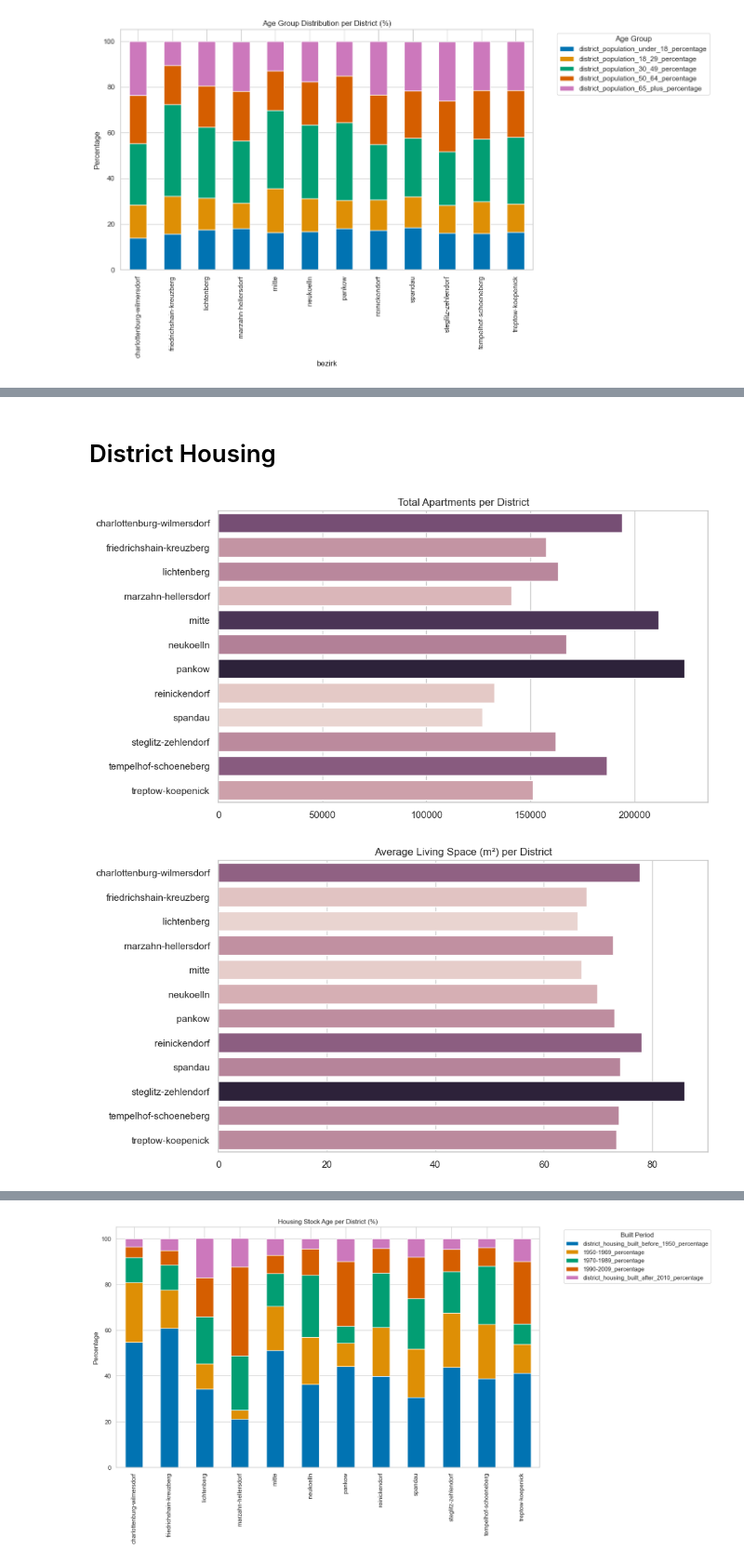
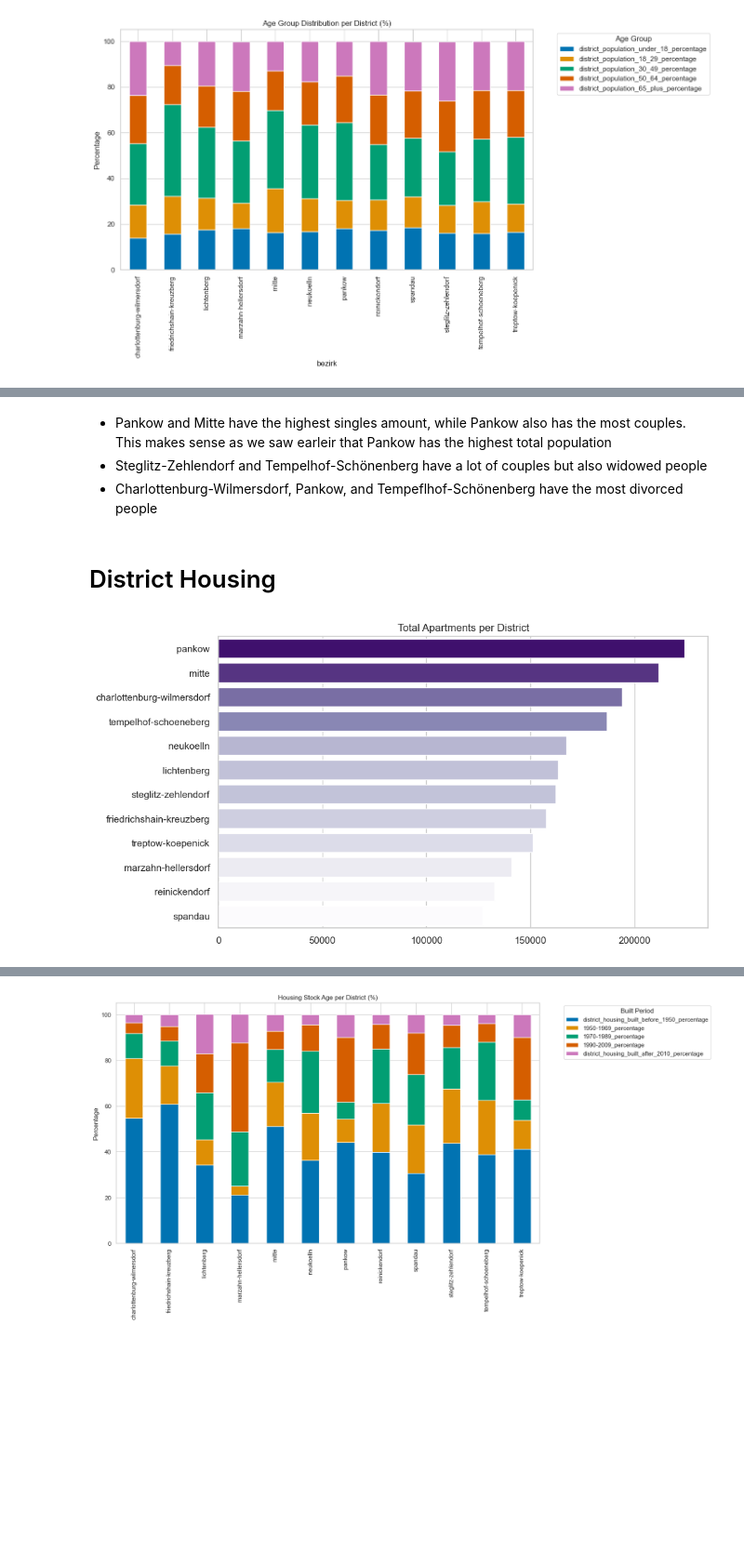
Before and after one commit to Dido-D-B/Berlin_Housing_Recommender, a Jupyter notebook: notebooks_final/eda/01_eda_bezirk.ipynb, the cells around one changed output, grey strips where cells are left out. Shown at 93% size. Drawn from its saved outputs; the diff is of its cells as text; code cells hidden in the pictures; blank space fills up the shorter version.

Commit message:
eda notebooks districts and subdistricts

```diff
--- a/notebooks_final/eda/01_eda_bezirk.ipynb
+++ b/notebooks_final/eda/01_eda_bezirk.ipynb
@@ -245,21 +293,23 @@ plt.tight_layout()
+# %% [markdown]
+* Pankow and Mitte have the highest singles amount, while Pankow also has the most couples. This makes sense as we saw earleir that Pankow has the highest total population
+* Steglitz-Zehlendorf and Tempelhof-Schönenberg have a lot of couples but also widowed people
+* Charlottenburg-Wilmersdorf, Pankow, and Tempeflhof-Schönenberg have the most divorced people
 # %% [markdown]
 # District Housing
 # %%
 # Apartments per district
 plt.figure(figsize=(10,6))
-sns.barplot(x="district_total_apartments", y="bezirk", data=bezirk_master, hue="district_total_apartments", legend=False)
+sns.barplot(
+    data=bezirk_master.sort_values("district_total_apartments", ascending=False),
+    x="district_total_apartments",
+    y="bezirk",
+    hue="district_total_apartments",
+    palette="Purples",
+    legend=False
+)
 plt.title("Total Apartments per District")
 plt.xlabel("")
 plt.ylabel("")
 plt.show()
-
-# Living space
-plt.figure(figsize=(10,6))
-sns.barplot(x="district_average_living_space_m2", y="bezirk", data=bezirk_master, hue="district_average_living_space_m2", legend=False)
-plt.title("Average Living Space (m²) per District")
-plt.xlabel("")
-plt.ylabel("")
-plt.show()
 # %% [output]
-[figure, old version]
+[figure, new version]
-[figure, removed]
```
Also changed, not shown: parts of 28 cells of this notebook, 1 other file.
